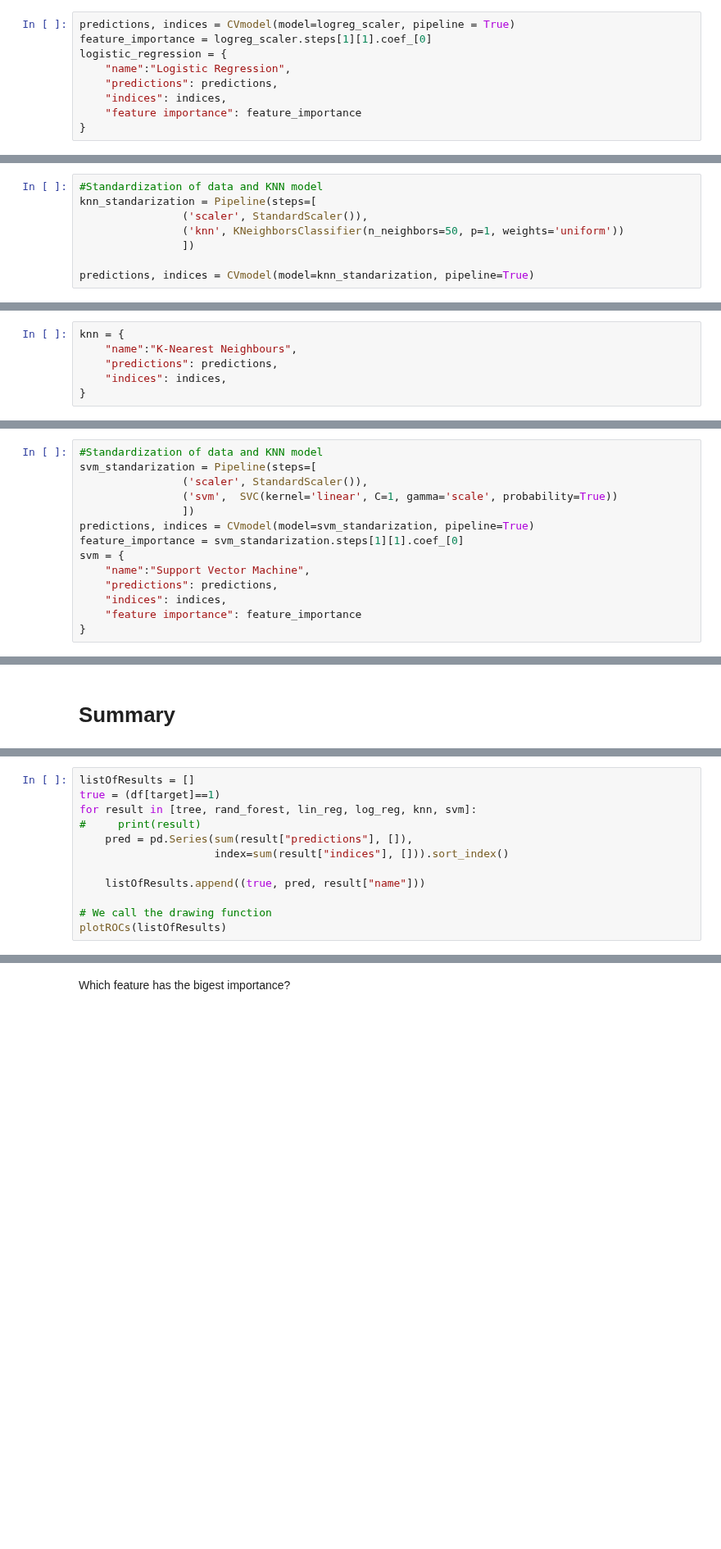
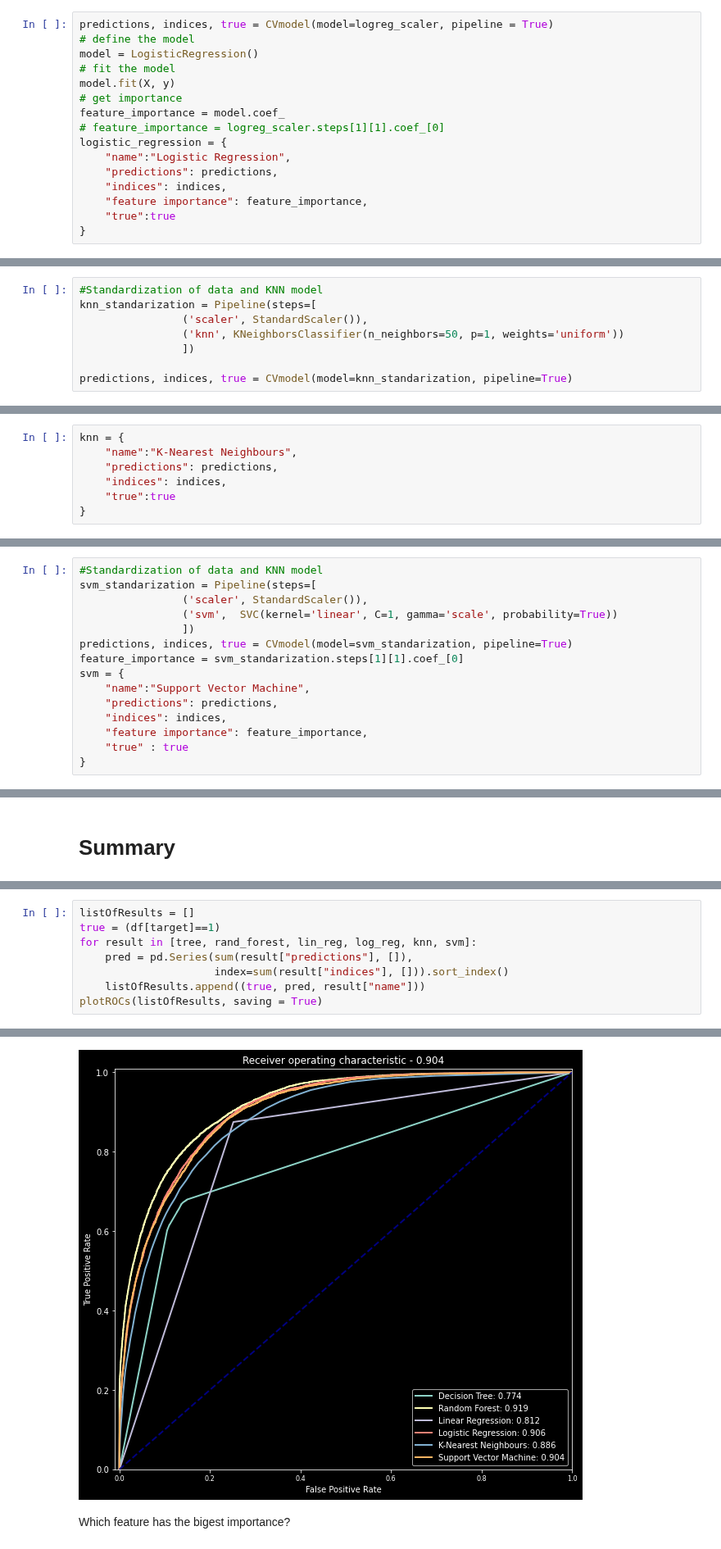
Before and after one commit to agomolka/AdultIncomeAnalysis, a Jupyter notebook: Adult_income_analysis.ipynb, the cells around one changed output, grey strips where cells are left out. Shown at 82% size. Drawn from its saved outputs; the diff is of its cells as text; blank space fills up the shorter version.

```diff
--- a/Adult_income_analysis.ipynb
+++ b/Adult_income_analysis.ipynb
@@ -907,9 +1013,16 @@ ConfusionMatrix(classifier=logreg_scaler, confusionMatrix=False)
 # %%
-predictions, indices = CVmodel(model=logreg_scaler, pipeline = True)
-feature_importance = logreg_scaler.steps[1][1].coef_[0]
+predictions, indices, true = CVmodel(model=logreg_scaler, pipeline = True)
+# define the model
+model = LogisticRegression()
+# fit the model
+model.fit(X, y)
+# get importance
+feature_importance = model.coef_
+# feature_importance = logreg_scaler.steps[1][1].coef_[0]
 logistic_regression = {
     "name":"Logistic Regression",
     "predictions": predictions,
     "indices": indices,
-    "feature importance": feature_importance
+    "feature importance": feature_importance,
+    "true":true
 }
@@ -964,4 +1126,4 @@ knn_standarization = Pipeline(steps=[
                 ('knn', KNeighborsClassifier(n_neighbors=50, p=1, weights='uniform'))
                 ])
 
-predictions, indices = CVmodel(model=knn_standarization, pipeline=True)
+predictions, indices, true = CVmodel(model=knn_standarization, pipeline=True)
@@ -970,6 +1144,7 @@ knn = {
     "name":"K-Nearest Neighbours",
     "predictions": predictions,
     "indices": indices,
+    "true":true
 }
 # %%
 # open the file for binary writing using "with"
@@ -1022,11 +1227,12 @@ svm_standarization = Pipeline(steps=[
                 ('scaler', StandardScaler()),
                 ('svm',  SVC(kernel='linear', C=1, gamma='scale', probability=True))
                 ])
-predictions, indices = CVmodel(model=svm_standarization, pipeline=True)
+predictions, indices, true = CVmodel(model=svm_standarization, pipeline=True)
 feature_importance = svm_standarization.steps[1][1].coef_[0]
 svm = {
     "name":"Support Vector Machine",
     "predictions": predictions,
     "indices": indices,
-    "feature importance": feature_importance
+    "feature importance": feature_importance,
+    "true" : true
 }
@@ -1059,11 +1277,8 @@ with open("models_results/support_vector_machine.p", "rb") as fp:
 listOfResults = []
 true = (df[target]==1)
 for result in [tree, rand_forest, lin_reg, log_reg, knn, svm]:
-#     print(result)
     pred = pd.Series(sum(result["predictions"], []),
                      index=sum(result["indices"], [])).sort_index()
-
     listOfResults.append((true, pred, result["name"]))
-
-# We call the drawing function
-plotROCs(listOfResults)
+plotROCs(listOfResults, saving = True)
+# %% [output]
@@ -1070,3 +1293,4 @@ plotROCs(listOfResults)
+[figure, added]
 # %% [markdown]
 Which feature has the bigest importance?
 # %% [markdown]
```
Also changed, not shown: parts of 41 cells of this notebook, 9 other files.
